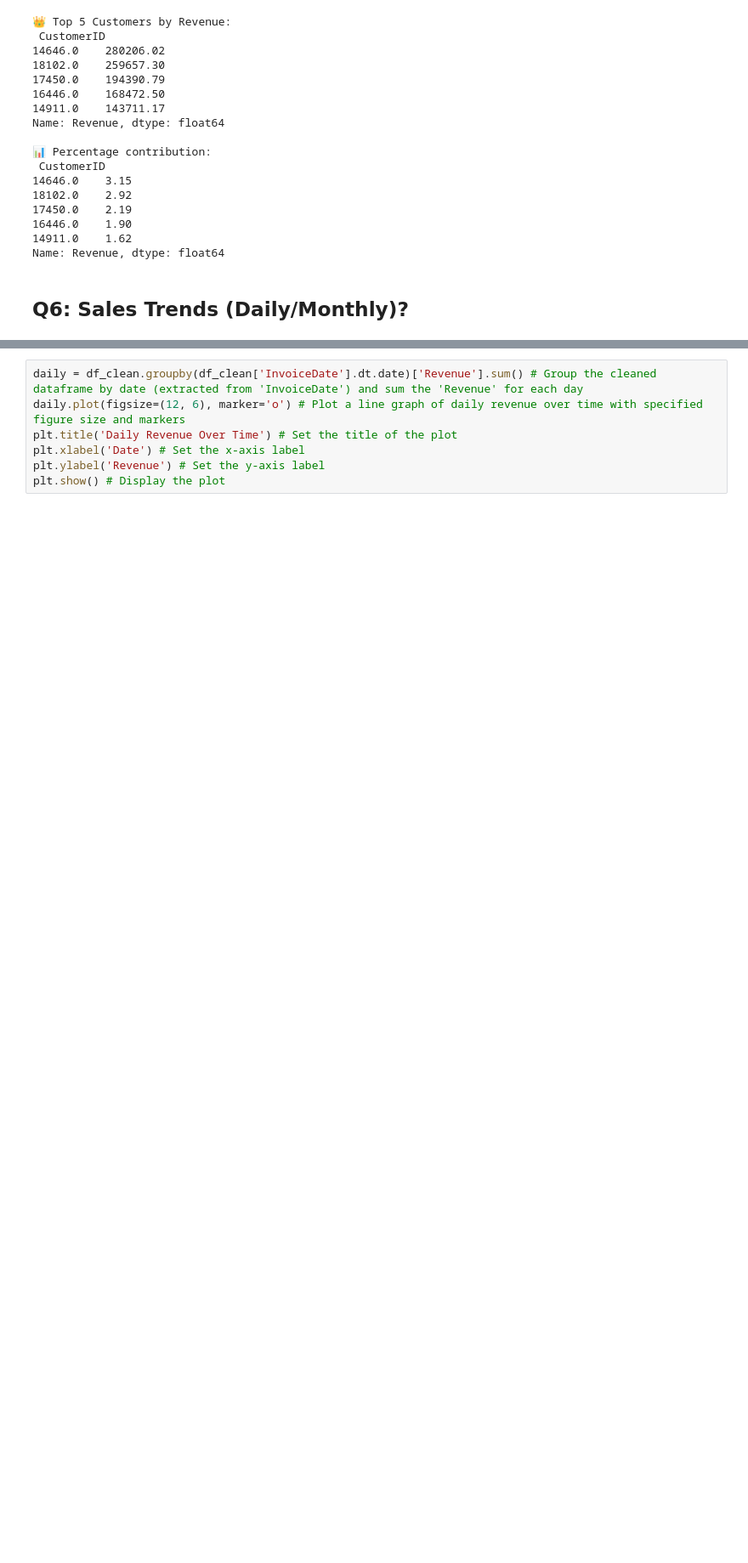
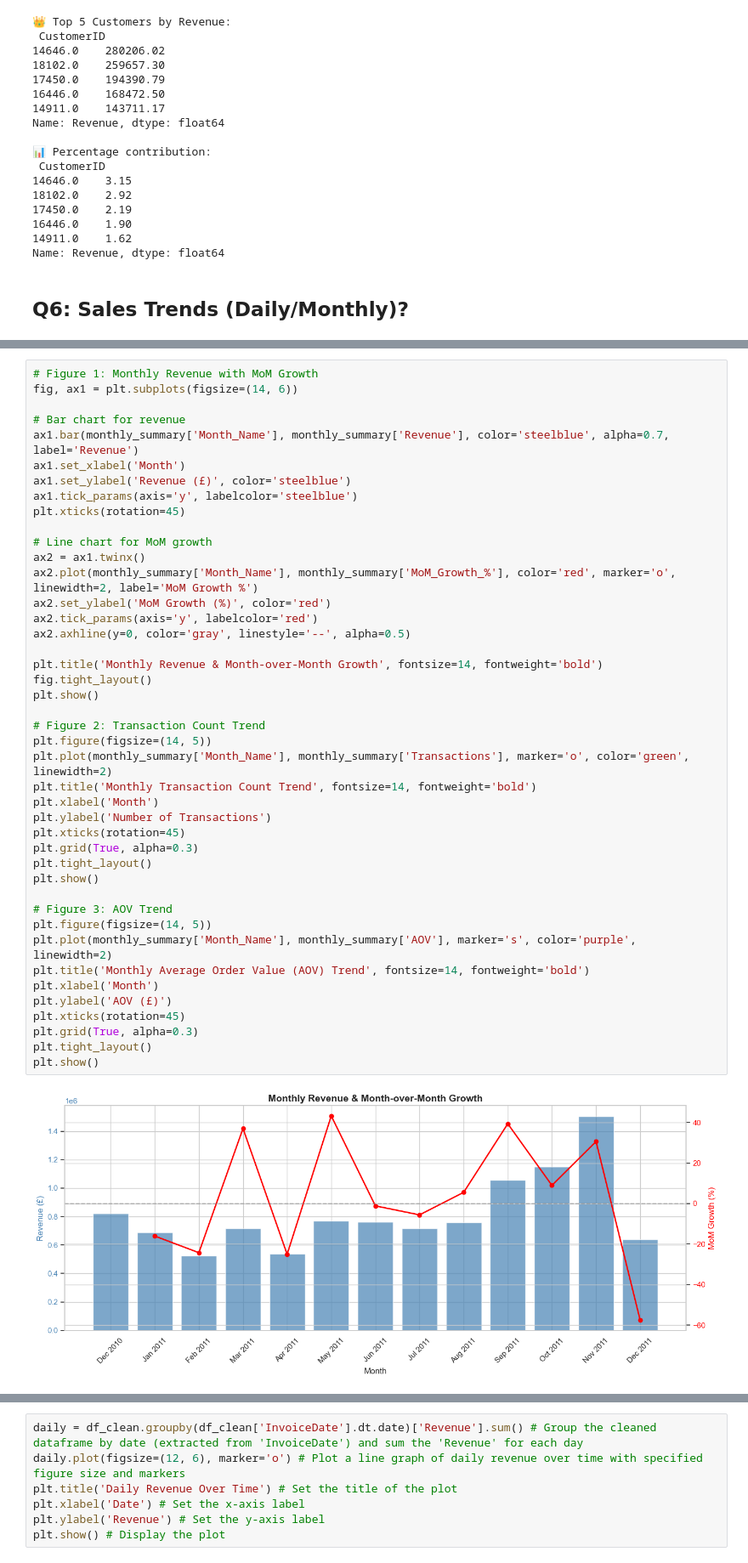
Before and after one commit to Tomisin510/Tomisin-Analytics, a Jupyter notebook: BuildLabs_Internship[Nexus_Fellowship]/Task1/Task_1.ipynb, the cells around one changed output, grey strips where cells are left out. Shown at 85% size. Saved outputs shown, nothing was run; the diff lists cells and outputs as text; blank space fills up the shorter version.

```diff
--- a/BuildLabs_Internship[Nexus_Fellowship]/Task1/Task_1.ipynb
+++ b/BuildLabs_Internship[Nexus_Fellowship]/Task1/Task_1.ipynb
@@ -499,0 +684,45 @@ Name: Revenue, dtype: float64
+# %%
+# Figure 1: Monthly Revenue with MoM Growth
+fig, ax1 = plt.subplots(figsize=(14, 6))
+
+# Bar chart for revenue
+ax1.bar(monthly_summary['Month_Name'], monthly_summary['Revenue'], color='steelblue', alpha=0.7, label='Revenue')
+ax1.set_xlabel('Month')
+ax1.set_ylabel('Revenue (£)', color='steelblue')
+ax1.tick_params(axis='y', labelcolor='steelblue')
+plt.xticks(rotation=45)
+
+# Line chart for MoM growth
+ax2 = ax1.twinx()
+ax2.plot(monthly_summary['Month_Name'], monthly_summary['MoM_Growth_%'], color='red', marker='o', linewidth=2, label='MoM Growth %')
+ax2.set_ylabel('MoM Growth (%)', color='red')
+ax2.tick_params(axis='y', labelcolor='red')
+ax2.axhline(y=0, color='gray', linestyle='--', alpha=0.5)
+
+plt.title('Monthly Revenue & Month-over-Month Growth', fontsize=14, fontweight='bold')
+fig.tight_layout()
+plt.show()
+
+# Figure 2: Transaction Count Trend
+plt.figure(figsize=(14, 5))
+plt.plot(monthly_summary['Month_Name'], monthly_summary['Transactions'], marker='o', color='green', linewidth=2)
+plt.title('Monthly Transaction Count Trend', fontsize=14, fontweight='bold')
+plt.xlabel('Month')
+plt.ylabel('Number of Transactions')
+plt.xticks(rotation=45)
+plt.grid(True, alpha=0.3)
+plt.tight_layout()
+plt.show()
+
+# Figure 3: AOV Trend
+plt.figure(figsize=(14, 5))
+plt.plot(monthly_summary['Month_Name'], monthly_summary['AOV'], marker='s', color='purple', linewidth=2)
+plt.title('Monthly Average Order Value (AOV) Trend', fontsize=14, fontweight='bold')
+plt.xlabel('Month')
+plt.ylabel('AOV (£)')
+plt.xticks(rotation=45)
+plt.grid(True, alpha=0.3)
+plt.tight_layout()
+plt.show()
+# %% [output]
+[figure, added]
```
Also changed, not shown: parts of 41 cells of this notebook.
